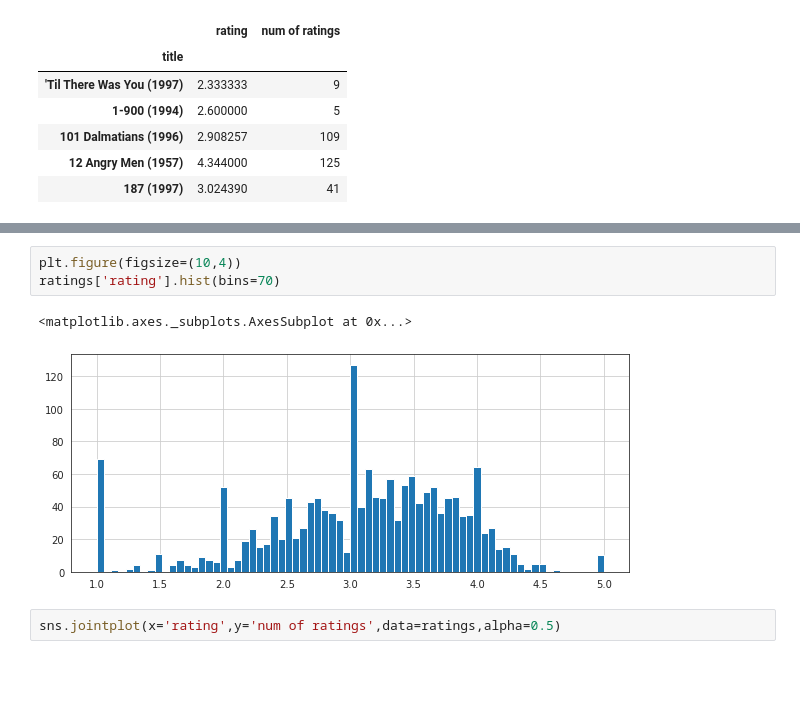
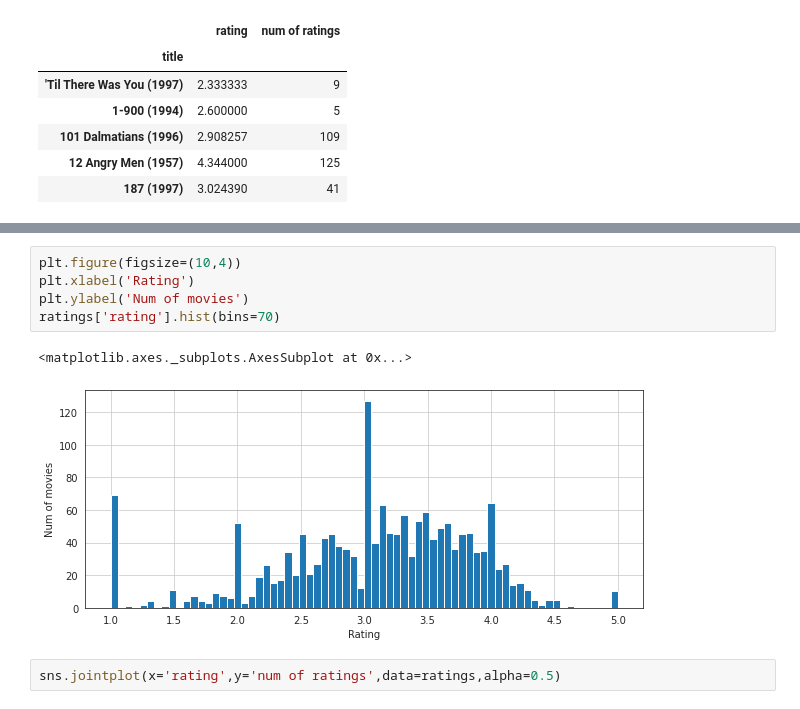
Before and after one commit to lpmu06/sistema-de-recomendacao, a Jupyter notebook: Sistema_de_recomendação.ipynb, the cells around one changed output, grey strips where cells are left out. Drawn from its saved outputs; the diff is of its cells as text; blank space fills up the shorter version.

Commit message:
Ajustes em histogramas

```diff
--- a/Sistema_de_recomendação.ipynb
+++ b/Sistema_de_recomendação.ipynb
@@ -115,10 +119,12 @@ ratings['num of ratings'].hist(bins=70)
 [figure]
 # %%
 plt.figure(figsize=(10,4))
+plt.xlabel('Rating')
+plt.ylabel('Num of movies')
 ratings['rating'].hist(bins=70)
 # %% [output]
 <matplotlib.axes._subplots.AxesSubplot at 0x...>
-[figure, old version]
+[figure, new version]
 # %%
 sns.jointplot(x='rating',y='num of ratings',data=ratings,alpha=0.5)
 # %% [output]
```
Also changed, not shown: parts of 4 cells of this notebook.
